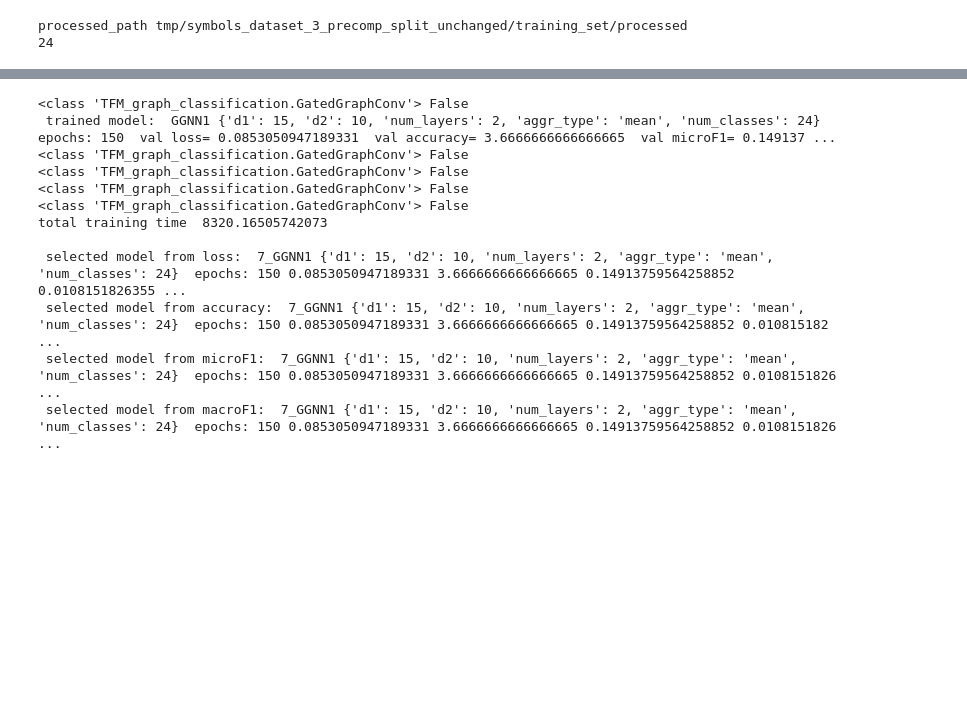
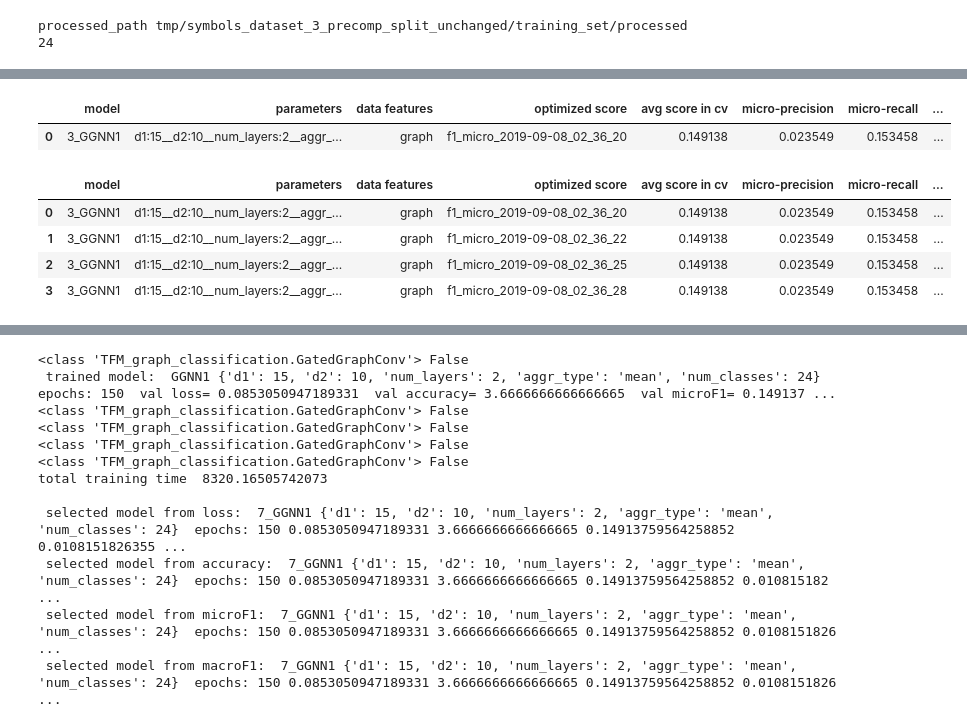
Before and after one commit to presmerats/GNN-MThesis, a Jupyter notebook: src/function_renaming/TFM_function_renaming_basic_GGNN_training.ipynb, the cells around one changed output, grey strips where cells are left out. Cells and saved outputs as stored; diff of their text form; code cells hidden in the pictures; blank space fills up the shorter version.

```diff
--- a/src/function_renaming/TFM_function_renaming_basic_GGNN_training.ipynb
+++ b/src/function_renaming/TFM_function_renaming_basic_GGNN_training.ipynb
@@ -109,0 +125,2 @@ total training time  185.63285994529724
+# %%
+results_file = test_multiple_models(resultsdict,test_dataset) # contains save_results_gnn(resultsdict)
@@ -109,0 +147,13 @@ total training time  185.63285994529724
+# %%
+print_training_stats('','',results_file)
+# %% [output]
+|  | model | parameters | data features | optimized score | avg score in cv | micro-precision | micro-recall | ... |
+| 0 | 3_GGNN1 | d1:15__d2:10__num_layers:2__aggr_... | graph | f1_micro_2019-09-08_02_36_20 | 0.149138 | 0.023549 | 0.153458 | ... |
+# %%
+print_all_training_stats('','',results_file)
+# %% [output]
+|  | model | parameters | data features | optimized score | avg score in cv | micro-precision | micro-recall | ... |
+| 0 | 3_GGNN1 | d1:15__d2:10__num_layers:2__aggr_... | graph | f1_micro_2019-09-08_02_36_20 | 0.149138 | 0.023549 | 0.153458 | ... |
+| 1 | 3_GGNN1 | d1:15__d2:10__num_layers:2__aggr_... | graph | f1_micro_2019-09-08_02_36_22 | 0.149138 | 0.023549 | 0.153458 | ... |
+| 2 | 3_GGNN1 | d1:15__d2:10__num_layers:2__aggr_... | graph | f1_micro_2019-09-08_02_36_25 | 0.149138 | 0.023549 | 0.153458 | ... |
+| 3 | 3_GGNN1 | d1:15__d2:10__num_layers:2__aggr_... | graph | f1_micro_2019-09-08_02_36_28 | 0.149138 | 0.023549 | 0.153458 | ... |
```
Also changed, not shown: parts of 25 cells of this notebook, 3 other files.
